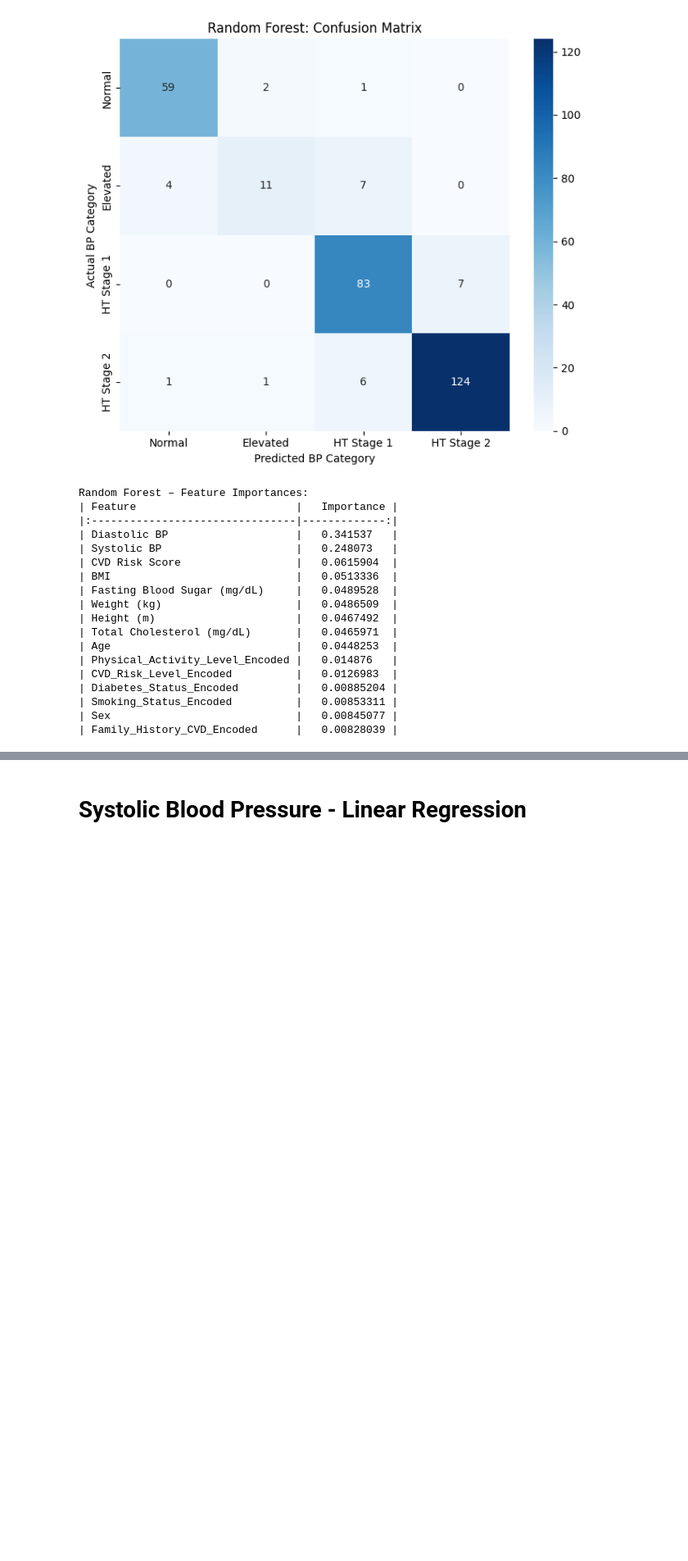
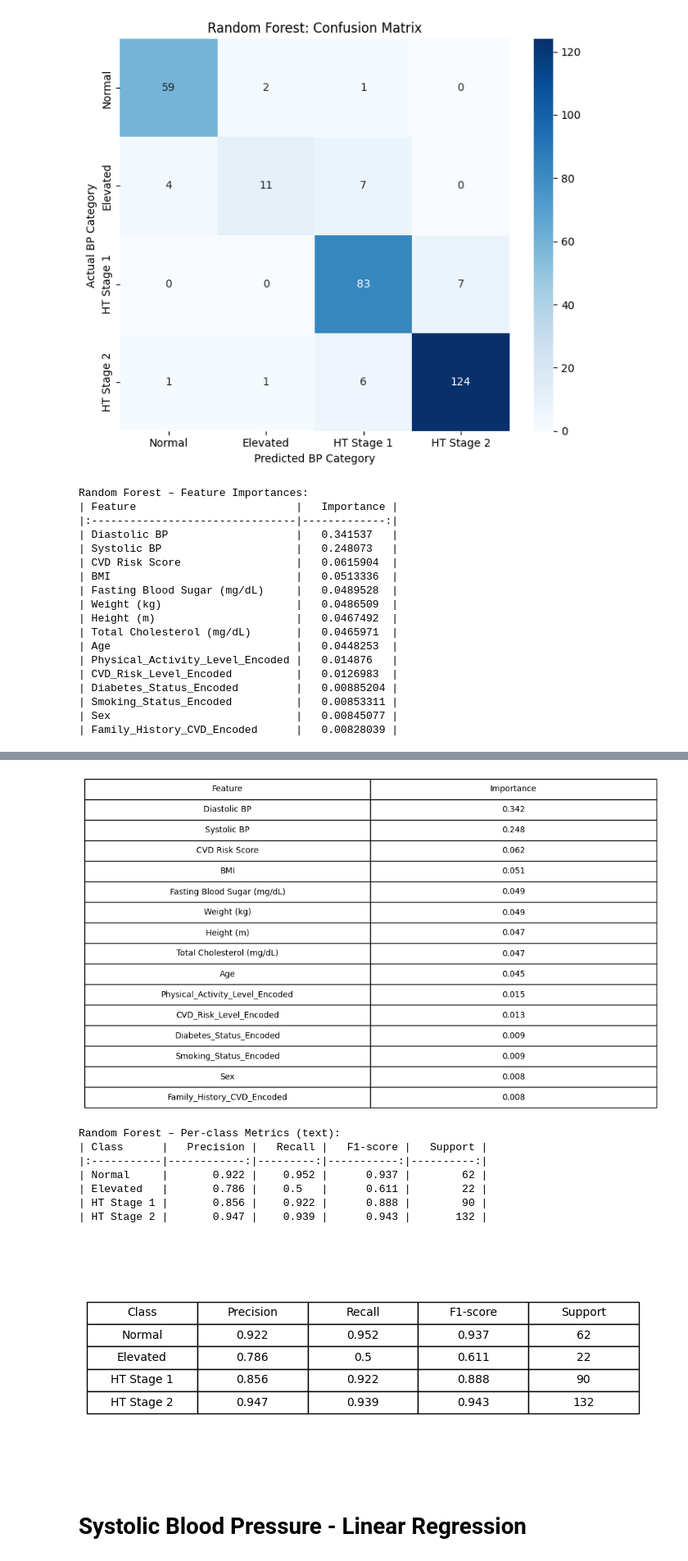
Before and after one commit to DS3001-Group-P/Final-Project, a Jupyter notebook: final_results.ipynb, the cells around one changed output, grey strips where cells are left out. Shown: that part at 82% size. Drawn from its saved outputs; the diff is of its cells as text; code cells hidden in the pictures; blank space fills up the shorter version.

```diff
--- a/final_results.ipynb
+++ b/final_results.ipynb
@@ -483,0 +478,63 @@ model_data.head(10)
+# %%
+# Feature importance table
+fi_df = pd.DataFrame({
+    'Feature': features,
+    'Importance': feature_importances
+}).sort_values('Importance', ascending=False)
+
+print("\nRandom Forest – Feature Importances (text):")
+print(fi_df.to_markdown(index=False))
+
+fig, ax = plt.subplots(figsize=(6, 3))
+ax.axis('off')
+
+table_fi = ax.table(
+    cellText=fi_df.round(3).values,
+    colLabels=fi_df.columns,
+    cellLoc='center',
+    loc='center'
+)
+
+table_fi.auto_set_font_size(False)
+table_fi.set_fontsize(10)
+table_fi.scale(2.1, 2.1)
+
+plt.tight_layout()
+plt.show()
+
+# precision/recall/F1/support table
+from sklearn.metrics import precision_recall_fscore_support
+
+# Get per-class metrics
+prec, rec, f1, support = precision_recall_fscore_support(
+    y_test, y_pred_rf, labels=[0, 1, 2, 3], zero_division=0
+)
+
+metrics_df = pd.DataFrame({
+    'Class': ["Normal", "Elevated", "HT Stage 1", "HT Stage 2"],
+    'Precision': prec,
+    'Recall': rec,
+    'F1-score': f1,
+    'Support': support
+})
+
+print("\nRandom Forest – Per-class Metrics (text):")
+print(metrics_df.round(3).to_markdown(index=False))
+
+fig, ax = plt.subplots(figsize=(7, 3))
+ax.axis('off')
+
+table_metrics = ax.table(
+    cellText=metrics_df.round(3).values,
+    colLabels=metrics_df.columns,
+    cellLoc='center',
+    loc='center'
+)
+
+table_metrics.auto_set_font_size(False)
+table_metrics.set_fontsize(10)
+table_metrics.scale(1.2, 1.4)
+
+plt.tight_layout()
+plt.show()
+# %% [output]
@@ -484,3 +559,12 @@ model_data.head(10)
+[figure, added]
+Random Forest – Per-class Metrics (text):
+| Class      |   Precision |   Recall |   F1-score |   Support |
+|:-----------|------------:|---------:|-----------:|----------:|
+| Normal     |       0.922 |    0.952 |      0.937 |        62 |
+| Elevated   |       0.786 |    0.5   |      0.611 |        22 |
+| HT Stage 1 |       0.856 |    0.922 |      0.888 |        90 |
+| HT Stage 2 |       0.947 |    0.939 |      0.943 |       132 |
+[figure, added]
 # %% [markdown]
 # Systolic Blood Pressure - Linear Regression
 # %%
```
Also changed, not shown: parts of 5 cells of this notebook.
